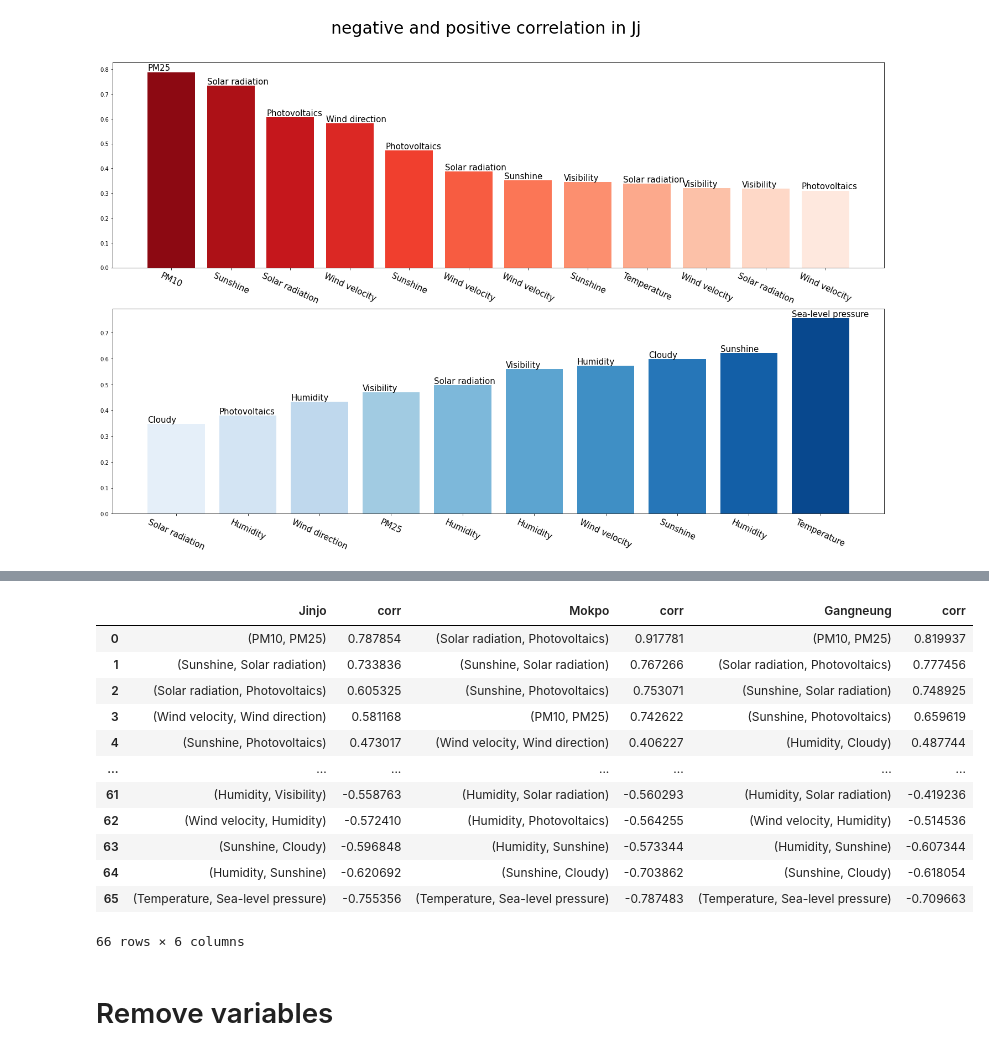
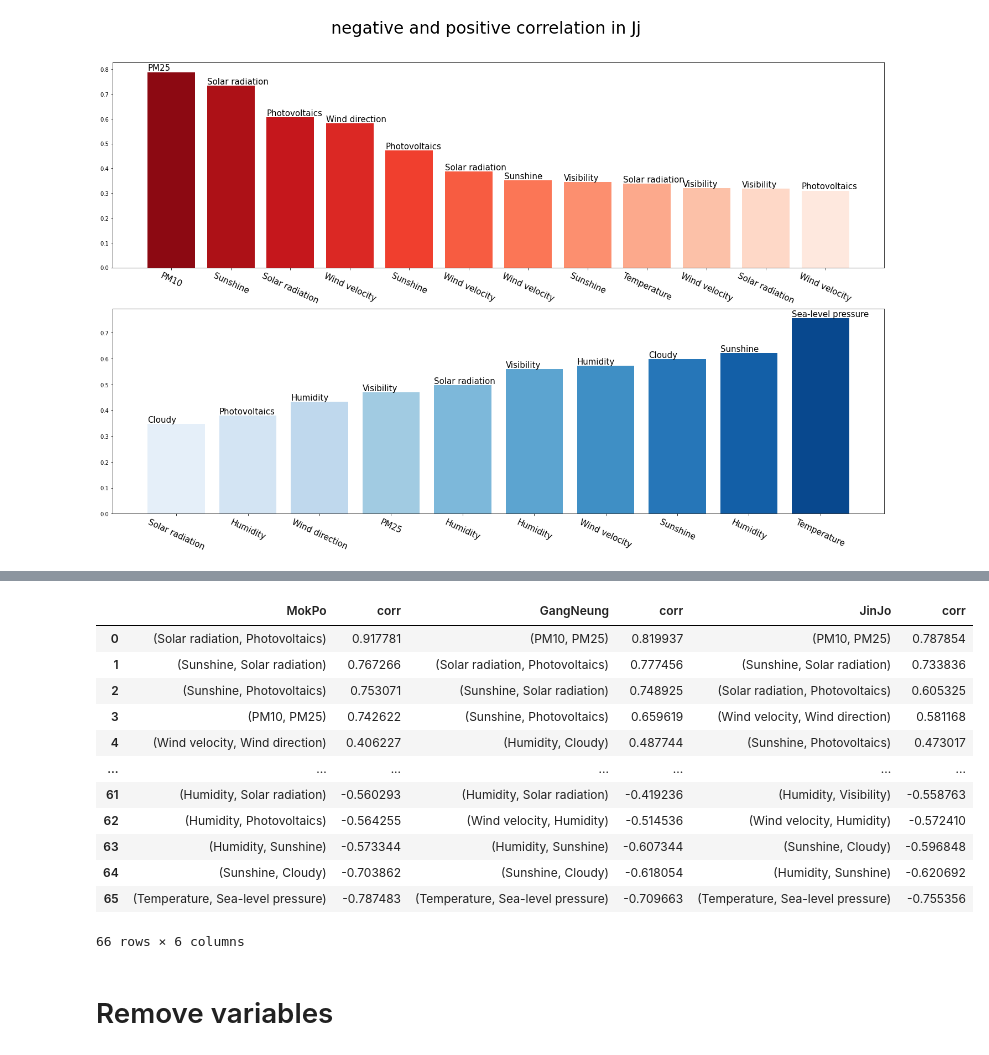
Before and after one commit to Hanchaeeun/SolarPower-Analysis, a Jupyter notebook: 03_Correlation-Analysis.ipynb, the cells around one changed output, grey strips where cells are left out. Saved outputs shown, nothing was run; the diff lists cells and outputs as text; code cells hidden in the pictures.

```diff
--- a/03_Correlation-Analysis.ipynb
+++ b/03_Correlation-Analysis.ipynb
@@ -138,20 +152,20 @@ Mp_data = CorrBar(corr_Mp, cols, 'Mp')
 # %%
-corr_data = pd.concat([Jj_data,Mp_data,Gn_data], axis=1)
-corr_data.columns = ['Jinjo', 'corr', "Mokpo", 'corr', 'Gangneung', 'corr']
+corr_data = pd.concat([Mp_data, Gn_data, Jj_data], axis=1)
+corr_data.columns = ['MokPo', 'corr', "GangNeung", 'corr', 'JinJo', 'corr']
 corr_data
 # %% [output]
-|  | Jinjo | corr | Mokpo | corr | Gangneung | corr |
-| 0 | (PM10, PM25) | 0.787854 | (Solar radiation, Photovoltaics) | 0.917781 | (PM10, PM25) | 0.819937 |
-| 1 | (Sunshine, Solar radiation) | 0.733836 | (Sunshine, Solar radiation) | 0.767266 | (Solar radiation, Photovoltaics) | 0.777456 |
-| 2 | (Solar radiation, Photovoltaics) | 0.605325 | (Sunshine, Photovoltaics) | 0.753071 | (Sunshine, Solar radiation) | 0.748925 |
-| 3 | (Wind velocity, Wind direction) | 0.581168 | (PM10, PM25) | 0.742622 | (Sunshine, Photovoltaics) | 0.659619 |
-| 4 | (Sunshine, Photovoltaics) | 0.473017 | (Wind velocity, Wind direction) | 0.406227 | (Humidity, Cloudy) | 0.487744 |
+|  | MokPo | corr | GangNeung | corr | JinJo | corr |
+| 0 | (Solar radiation, Photovoltaics) | 0.917781 | (PM10, PM25) | 0.819937 | (PM10, PM25) | 0.787854 |
+| 1 | (Sunshine, Solar radiation) | 0.767266 | (Solar radiation, Photovoltaics) | 0.777456 | (Sunshine, Solar radiation) | 0.733836 |
+| 2 | (Sunshine, Photovoltaics) | 0.753071 | (Sunshine, Solar radiation) | 0.748925 | (Solar radiation, Photovoltaics) | 0.605325 |
+| 3 | (PM10, PM25) | 0.742622 | (Sunshine, Photovoltaics) | 0.659619 | (Wind velocity, Wind direction) | 0.581168 |
+| 4 | (Wind velocity, Wind direction) | 0.406227 | (Humidity, Cloudy) | 0.487744 | (Sunshine, Photovoltaics) | 0.473017 |
 | ... | ... | ... | ... | ... | ... | ... |
-| 61 | (Humidity, Visibility) | -0.558763 | (Humidity, Solar radiation) | -0.560293 | (Humidity, Solar radiation) | -0.419236 |
-| 62 | (Wind velocity, Humidity) | -0.572410 | (Humidity, Photovoltaics) | -0.564255 | (Wind velocity, Humidity) | -0.514536 |
-| 63 | (Sunshine, Cloudy) | -0.596848 | (Humidity, Sunshine) | -0.573344 | (Humidity, Sunshine) | -0.607344 |
-| 64 | (Humidity, Sunshine) | -0.620692 | (Sunshine, Cloudy) | -0.703862 | (Sunshine, Cloudy) | -0.618054 |
-| 65 | (Temperature, Sea-level pressure) | -0.755356 | (Temperature, Sea-level pressure) | -0.787483 | (Temperature, Sea-level pressure) | -0.709663 |
+| 61 | (Humidity, Solar radiation) | -0.560293 | (Humidity, Solar radiation) | -0.419236 | (Humidity, Visibility) | -0.558763 |
+| 62 | (Humidity, Photovoltaics) | -0.564255 | (Wind velocity, Humidity) | -0.514536 | (Wind velocity, Humidity) | -0.572410 |
+| 63 | (Humidity, Sunshine) | -0.573344 | (Humidity, Sunshine) | -0.607344 | (Sunshine, Cloudy) | -0.596848 |
+| 64 | (Sunshine, Cloudy) | -0.703862 | (Sunshine, Cloudy) | -0.618054 | (Humidity, Sunshine) | -0.620692 |
+| 65 | (Temperature, Sea-level pressure) | -0.787483 | (Temperature, Sea-level pressure) | -0.709663 | (Temperature, Sea-level pressure) | -0.755356 |
 66 rows × 6 columns
 # %% [markdown]
 # Remove variables
```
Also changed, not shown: parts of 23 cells of this notebook.
